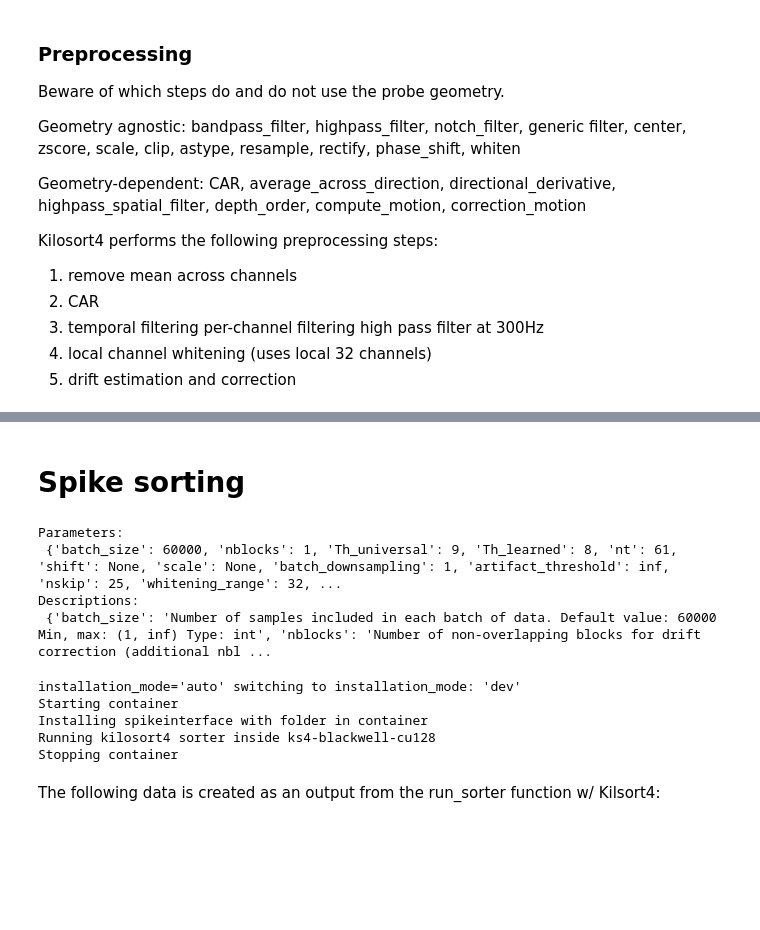
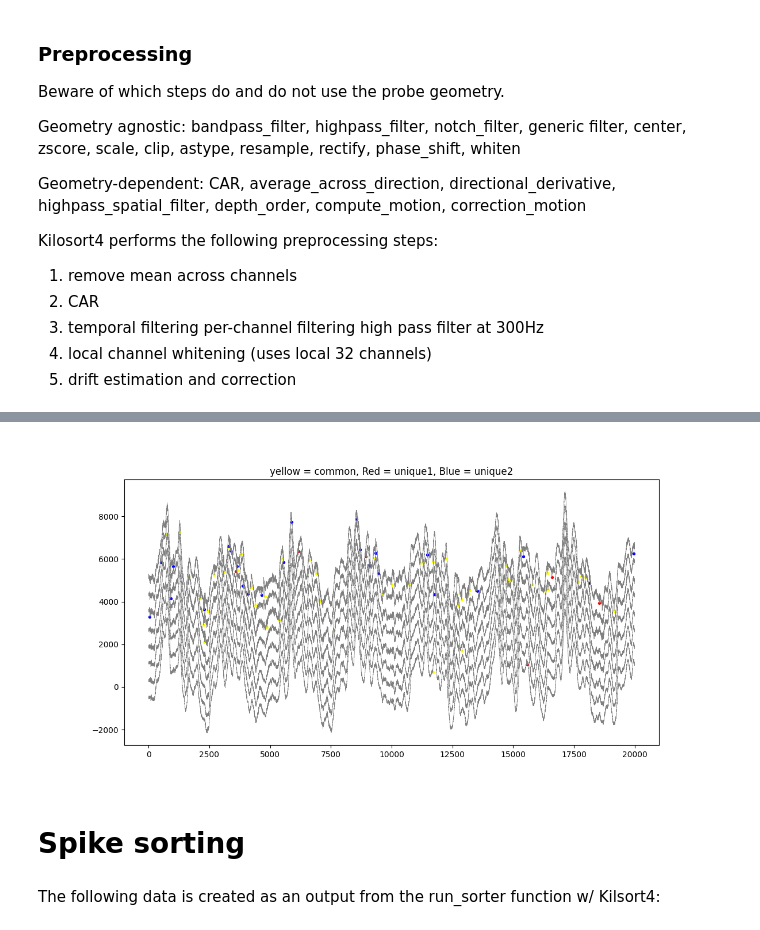
Before and after one commit to BruneBettler/SpikeExplore, a Jupyter notebook: dataExploration.ipynb, the cells around one changed output, grey strips where cells are left out. Saved outputs shown, nothing was run; the diff lists cells and outputs as text; code cells hidden in the pictures; blank space fills up the shorter version.

```diff
--- a/dataExploration.ipynb
+++ b/dataExploration.ipynb
@@ -208,3 +228,5 @@ o = spre.center(recording, mode='median', dtype='float32')
 # %%
-si.preprocessing.whiten(recording, dtype=None, apply_mean=False, regularize=False, regularize_kwargs=None, mode='global', radius_um=100.0, int_scale=None, eps=None, W=None, M=None, **random_chunk_kwargs)
-si.preprocessing.bandpass_filter(recording, freq_min=300.0, freq_max=6000.0, margin_ms='auto', dtype=None, ignore_low_freq_error=False, _skip_margin_warning_for_old_version=False, **filter_kwargs)
+from spikeinterface.sorters import run_sorter, get_default_sorter_params, get_sorter_params_description
+from spikeinterface.sortingcomponents.peak_detection import detect_peaks
+
+peaks = detect_peaks(recording=KS_P4, method='locally_exclusive', peak_sign='neg', detect_threshold=5, exclude_sweep_ms=0.2) #, noise_levels=None)
@@ -211,2 +318,39 @@ si.preprocessing.bandpass_filter(recording, freq_min=300.0, freq_max=6000.0, mar
+# %%
+fs = KS_P2.get_sampling_frequency()
+
+start_s = 10
+duration_s = 1
+
+start = int(start_s * fs)
+end = int((start_s + duration_s) * fs)
+
+traces = KS_P2.get_traces(start_frame=start, end_frame=end)
+
+num_ch = 8
+offset = 800
+
+plt.figure(figsize=(12, 6))
+
+for ch in range(num_ch):
+    plt.plot(traces[:, ch] + ch*offset, color='gray', linewidth=0.5)
+
+    def plot_group(peaks, color):
+        mask = (
+            (peaks["channel_index"] == ch) &
+            (peaks["sample_index"] >= start) &
+            (peaks["sample_index"] < end)
+        )
+        p = peaks[mask]
+        t = p["sample_index"] - start
+        plt.scatter(t, traces[t, ch] + ch*offset, color=color, s=8)
+
+    plot_group(common, 'yellow')
+    plot_group(u1, 'red')
+    plot_group(u2, 'blue')
+
+plt.title("yellow = common, Red = unique1, Blue = unique2")
+plt.show()
+# %% [output]
+[figure, added]
 # %%
 
@@ -228,15 +369,12 @@ print("Parameters:\n", params)
 
 descriptions = get_sorter_params_description('kilosort4')
 print("Descriptions:\n", descriptions)
+
+print(descriptions['dmin'])
-# %% [output]
-Parameters:
- {'batch_size': 60000, 'nblocks': 1, 'Th_universal': 9, 'Th_learned': 8, 'nt': 61, 'shift': None, 'scale': None, 'batch_downsampling': 1, 'artifact_threshold': inf, 'nskip': 25, 'whitening_range': 32, ...
-Descriptions:
- {'batch_size': 'Number of samples included in each batch of data. Default value: 60000 Min, max: (1, inf) Type: int', 'nblocks': 'Number of non-overlapping blocks for drift correction (additional nbl ...
 # %%
 KS4_params = {
- 'batch_size': 40000,
- 'dminx': 10,
+ 'batch_size': 60000,
+ #'dminx': 10,
  'do_CAR': True,
  'do_correction': False, # False = don't do drift correction
  'max_threads_per_worker': 1,
@@ -245,20 +383,14 @@ KS4_params = {
  'nblocks': 0,
  'nearest_chans': 10,
  'nearest_templates': 100,
- 'nt': 41,
+ 'nt': 61,
  'pool_engine': 'process',
  'progress_bar': True,
- 'scale': uV_per_count, # set to make sure the traces are +- 100 as desired by kilosort
- 'skip_kilosort_preprocessing': False,
+ #'scale': uV_per_count, # set to make sure the traces are +- 100 as desired by kilosort
+ 'skip_kilosort_preprocessing': True,
  'torch_device': 'cuda'}
 
-sorting_KS4 = run_sorter(sorter_name='kilosort4', recording=clean_recording, folder='SI_SortingResults/KS4_April_22_2026', docker_image="ks4-blackwell-cu128", verbose=True,**KS4_params)
+sorting_KS4 = run_sorter(sorter_name='kilosort4', recording=clean_recording, folder='SI_SortingResults/KS4_April_28_2026_B', docker_image="ks4-blackwell-cu128", verbose=True,**KS4_params)
-# %% [output]
-installation_mode='auto' switching to installation_mode: 'dev'
-Starting container
-Installing spikeinterface with folder in container
-Running kilosort4 sorter inside ks4-blackwell-cu128
-Stopping container
 # %% [markdown]
 The following data is created as an output from the run_sorter function w/ Kilsort4:
 # %% [markdown]
```
Also changed, not shown: parts of 28 cells of this notebook, 1 other file.
